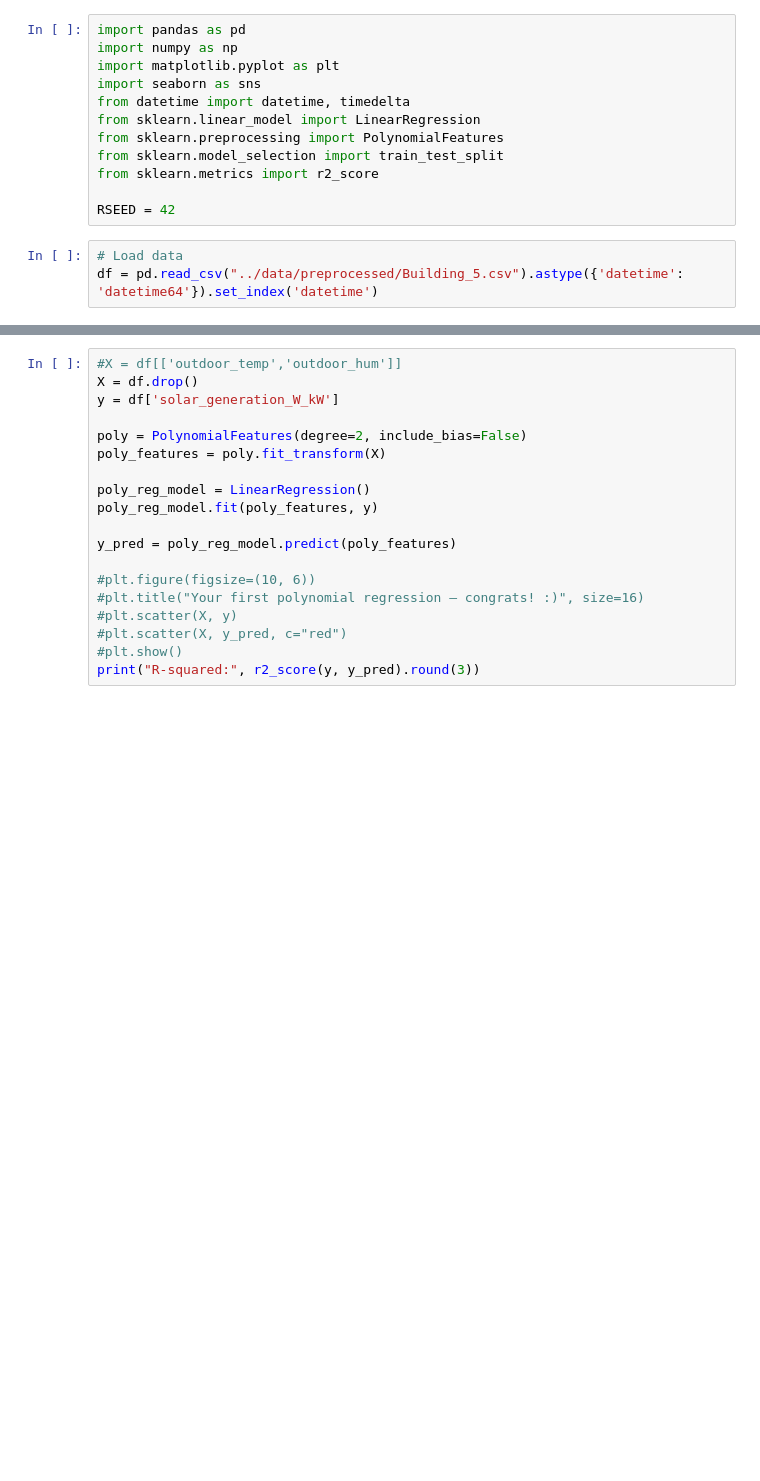
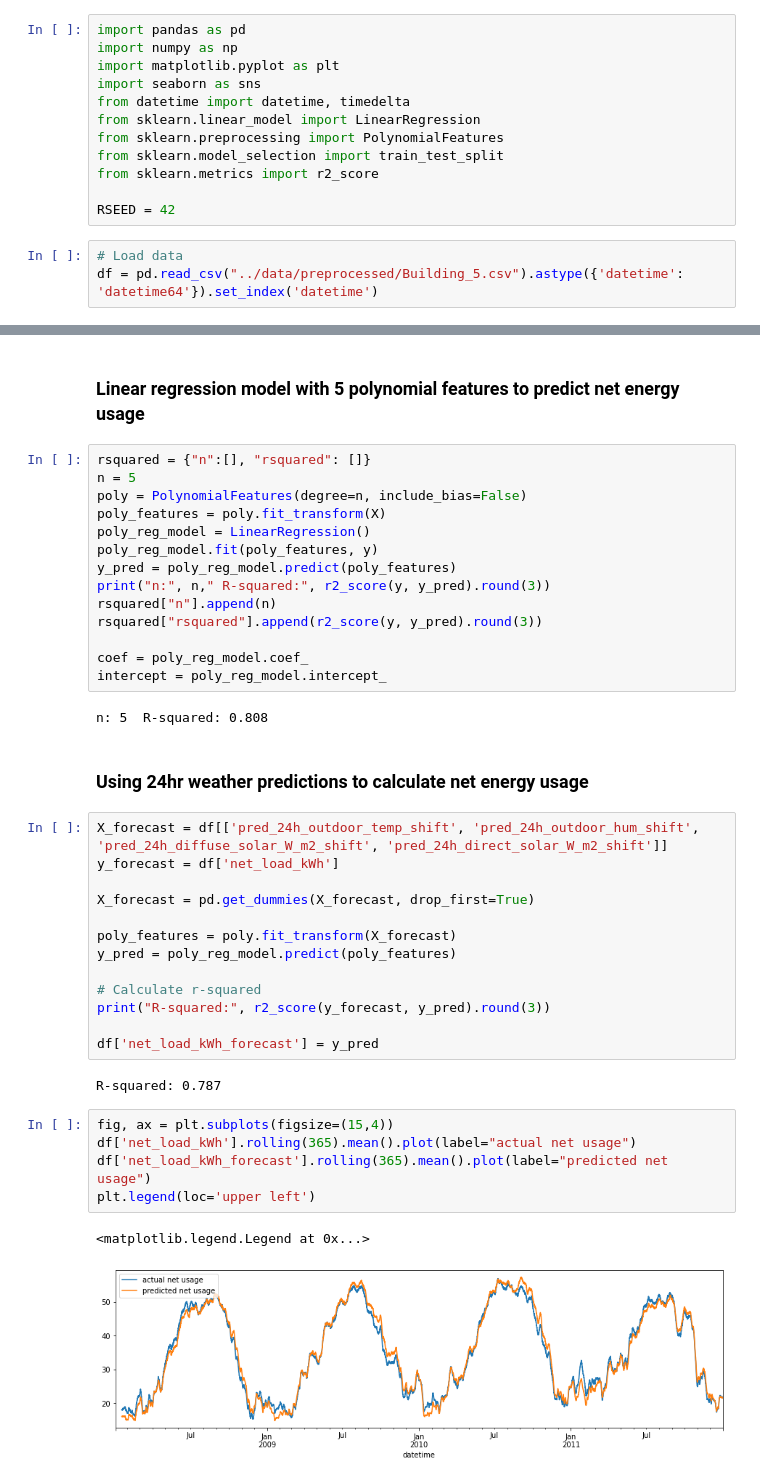
Before and after one commit to erickCantu/TheGreenCitySolutionsGroup, a Jupyter notebook: notebooks/Regression.ipynb, the cells around one changed output, grey strips where cells are left out. Drawn from its saved outputs; the diff is of its cells as text; blank space fills up the shorter version.

Commit message:
some predictions

```diff
--- a/notebooks/Regression.ipynb
+++ b/notebooks/Regression.ipynb
@@ -148,19 +106,43 @@ print("R-squared:", r2_score(y, y_pred).round(3))
+# %% [markdown]
+### Linear regression model with 5 polynomial features to predict net energy usage
 # %%
-#X = df[['outdoor_temp','outdoor_hum']]
-X = df.drop()
-y = df['solar_generation_W_kW']
-
-poly = PolynomialFeatures(degree=2, include_bias=False)
+rsquared = {"n":[], "rsquared": []}
+n = 5
+poly = PolynomialFeatures(degree=n, include_bias=False)
 poly_features = poly.fit_transform(X)
-
 poly_reg_model = LinearRegression()
 poly_reg_model.fit(poly_features, y)
+y_pred = poly_reg_model.predict(poly_features)
+print("n:", n," R-squared:", r2_score(y, y_pred).round(3))
+rsquared["n"].append(n)
+rsquared["rsquared"].append(r2_score(y, y_pred).round(3))
 
-y_pred = poly_reg_model.predict(poly_features)
-
-#plt.figure(figsize=(10, 6))
-#plt.title("Your first polynomial regression – congrats! :)", size=16)
-#plt.scatter(X, y)
-#plt.scatter(X, y_pred, c="red")
-#plt.show()
-print("R-squared:", r2_score(y, y_pred).round(3))
+coef = poly_reg_model.coef_
+intercept = poly_reg_model.intercept_
+# %% [output]
+n: 5  R-squared: 0.808
+# %% [markdown]
+### Using 24hr weather predictions to calculate net energy usage
+# %%
+X_forecast = df[['pred_24h_outdoor_temp_shift', 'pred_24h_outdoor_hum_shift', 'pred_24h_diffuse_solar_W_m2_shift', 'pred_24h_direct_solar_W_m2_shift']]
+y_forecast = df['net_load_kWh']
+
+X_forecast = pd.get_dummies(X_forecast, drop_first=True)
+
+poly_features = poly.fit_transform(X_forecast)
+y_pred = poly_reg_model.predict(poly_features)
+
+# Calculate r-squared
+print("R-squared:", r2_score(y_forecast, y_pred).round(3))
+
+df['net_load_kWh_forecast'] = y_pred
+# %% [output]
+R-squared: 0.787
+# %%
+fig, ax = plt.subplots(figsize=(15,4))
+df['net_load_kWh'].rolling(365).mean().plot(label="actual net usage")
+df['net_load_kWh_forecast'].rolling(365).mean().plot(label="predicted net usage")
+plt.legend(loc='upper left')
+# %% [output]
+<matplotlib.legend.Legend at 0x...>
+[figure, added]
```
Also changed, not shown: parts of 17 cells of this notebook.
